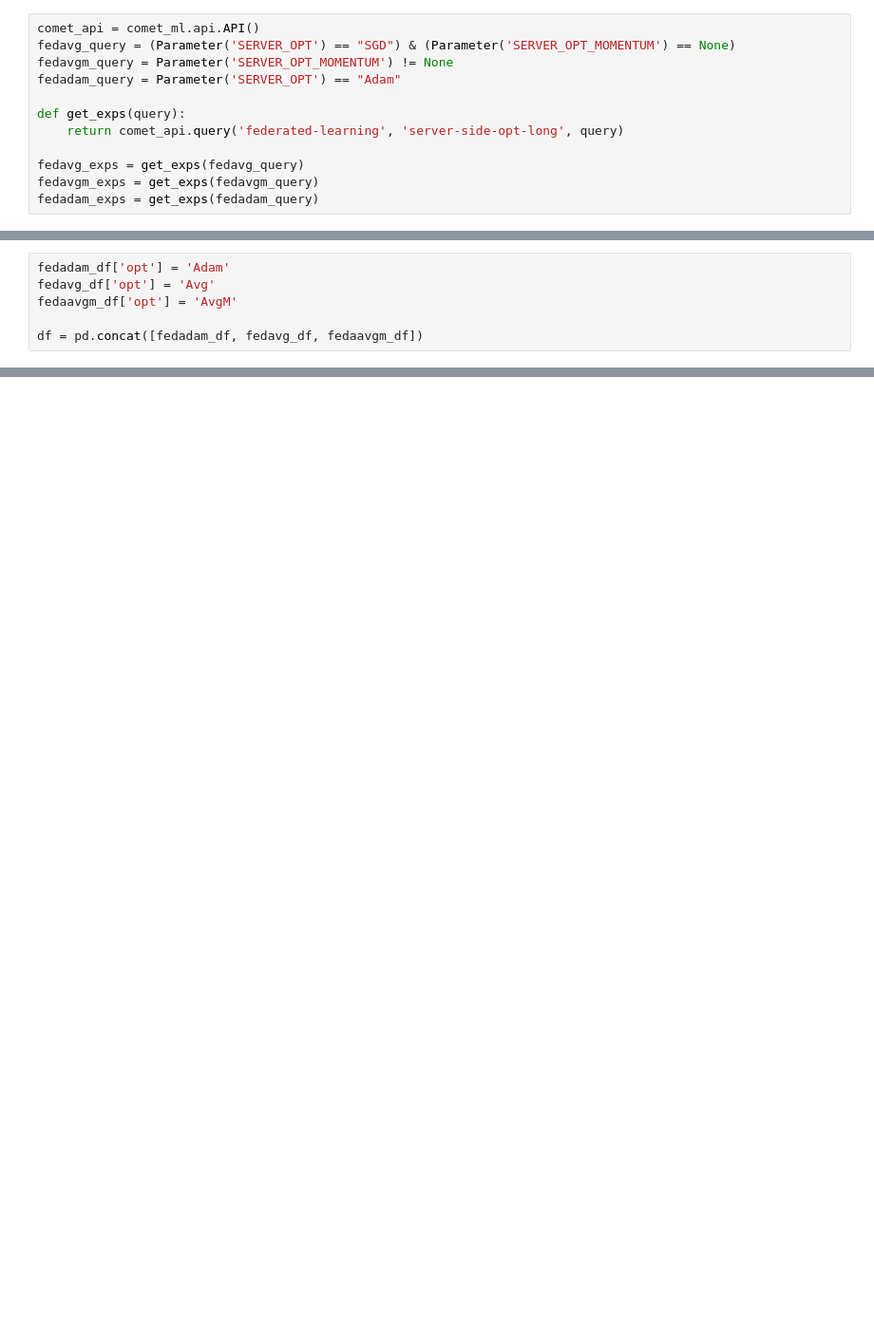
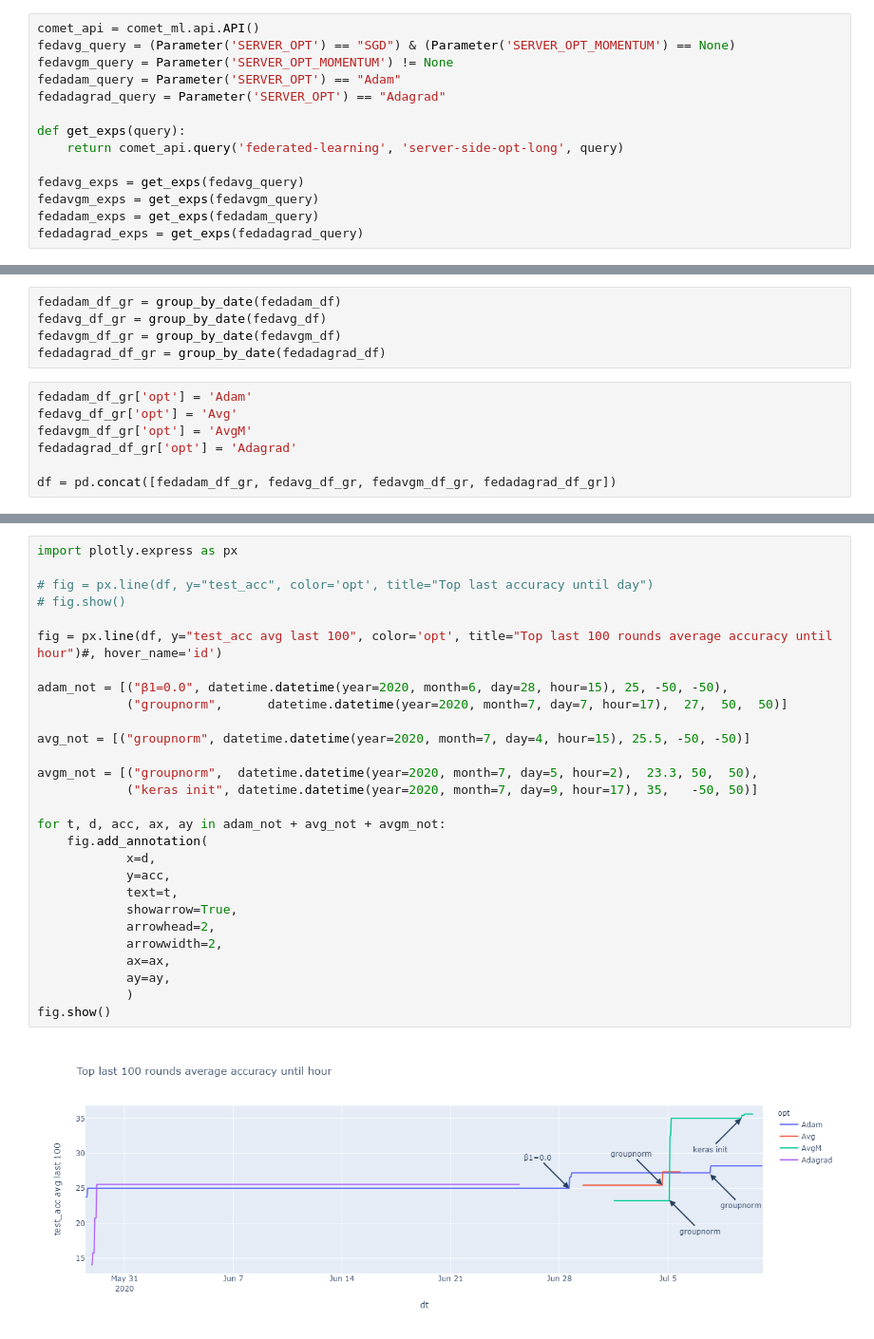
Before and after one commit to matech96/FederatedLighting, a Jupyter notebook: notebooks/server_side_opt_long.ipynb, the cells around one changed output, grey strips where cells are left out. Shown at 95% size. Cells and saved outputs as stored; diff of their text form; blank space fills up the shorter version.

```diff
--- a/notebooks/server_side_opt_long.ipynb
+++ b/notebooks/server_side_opt_long.ipynb
@@ -8,6 +10,7 @@ comet_api = comet_ml.api.API()
 fedavg_query = (Parameter('SERVER_OPT') == "SGD") & (Parameter('SERVER_OPT_MOMENTUM') == None)
 fedavgm_query = Parameter('SERVER_OPT_MOMENTUM') != None
 fedadam_query = Parameter('SERVER_OPT') == "Adam"
+fedadagrad_query = Parameter('SERVER_OPT') == "Adagrad"
 
 def get_exps(query):
     return comet_api.query('federated-learning', 'server-side-opt-long', query)
@@ -15,6 +18,7 @@ def get_exps(query):
 fedavg_exps = get_exps(fedavg_query)
 fedavgm_exps = get_exps(fedavgm_query)
 fedadam_exps = get_exps(fedadam_query)
+fedadagrad_exps = get_exps(fedadagrad_query)
 # %%
 def get_df(exps):
     teas = [float(exp.get_metrics_summary('test_acc')['valueMax']) for exp in exps]
@@ -34,6 +47,12 @@ fedaavgm_df = group_by_date(get_df(fedavgm_exps))
+# %%
+fedadam_df_gr = group_by_date(fedadam_df)
+fedavg_df_gr = group_by_date(fedavg_df)
+fedavgm_df_gr = group_by_date(fedavgm_df)
+fedadagrad_df_gr = group_by_date(fedadagrad_df)
 # %%
-fedadam_df['opt'] = 'Adam'
-fedavg_df['opt'] = 'Avg'
-fedaavgm_df['opt'] = 'AvgM'
+fedadam_df_gr['opt'] = 'Adam'
+fedavg_df_gr['opt'] = 'Avg'
+fedavgm_df_gr['opt'] = 'AvgM'
+fedadagrad_df_gr['opt'] = 'Adagrad'
 
-df = pd.concat([fedadam_df, fedavg_df, fedaavgm_df])
+df = pd.concat([fedadam_df_gr, fedavg_df_gr, fedavgm_df_gr, fedadagrad_df_gr])
@@ -49,0 +59,30 @@ fig.show()
+# %%
+import plotly.express as px
+
+# fig = px.line(df, y="test_acc", color='opt', title="Top last accuracy until day")
+# fig.show()
+
+fig = px.line(df, y="test_acc avg last 100", color='opt', title="Top last 100 rounds average accuracy until hour")#, hover_name='id')
+
+adam_not = [("β1=0.0", datetime.datetime(year=2020, month=6, day=28, hour=15), 25, -50, -50),
+            ("groupnorm",      datetime.datetime(year=2020, month=7, day=7, hour=17),  27,  50,  50)]
+
+avg_not = [("groupnorm", datetime.datetime(year=2020, month=7, day=4, hour=15), 25.5, -50, -50)]
+
+avgm_not = [("groupnorm",  datetime.datetime(year=2020, month=7, day=5, hour=2),  23.3, 50,  50),
+            ("keras init", datetime.datetime(year=2020, month=7, day=9, hour=17), 35,   -50, 50)]
+
+for t, d, acc, ax, ay in adam_not + avg_not + avgm_not:
+    fig.add_annotation(
+            x=d,
+            y=acc,
+            text=t,
+            showarrow=True,
+            arrowhead=2,
+            arrowwidth=2,
+            ax=ax,
+            ay=ay,
+            )
+fig.show()
+# %% [output]
+[figure, added]
```
Also changed, not shown: parts of 5 cells of this notebook, 1 other file.
